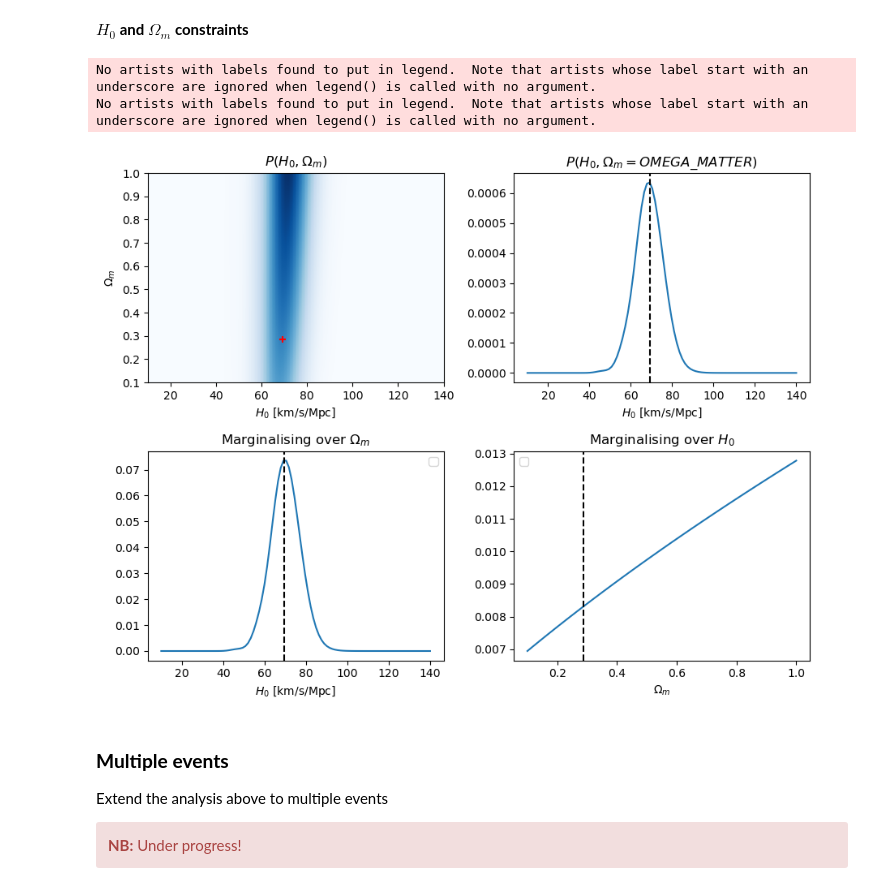
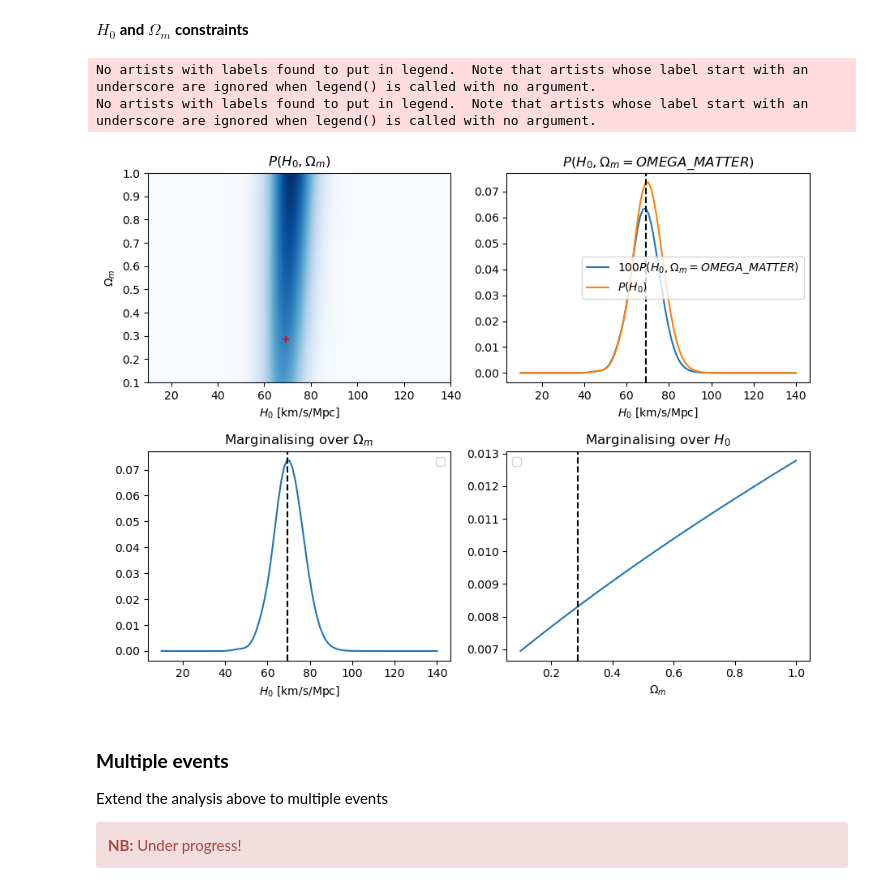
Before and after one commit to MariosNT/FRB_GW_association_cosmo, a Jupyter notebook: Notebooks/Cosmo_constraints.ipynb, the cells around one changed output. Drawn from its saved outputs; the diff is of its cells as text; code cells hidden in the pictures.

```diff
--- a/Notebooks/Cosmo_constraints.ipynb
+++ b/Notebooks/Cosmo_constraints.ipynb
@@ -889,38 +889,42 @@ ax1.set_xlabel(r'$H_0$ [km/s/Mpc]')
 ax1.set_facecolor('0.9')
 ax1.set_title(r'$P(H_0, \Omega_m)$')
 
-ax2.plot(H0_array, posterior_2D_normed[np.argmin(np.abs(Omega_m_array-OMEGA_MATTER)),:])
+ax2.plot(H0_array, 100*posterior_2D_normed[np.argmin(np.abs(Omega_m_array-OMEGA_MATTER)),:],label=fr'$100P(H_0, \Omega_m = OMEGA\_MATTER)$')
+ax2.plot(H0_array, P_H0,\
+         label=fr'$P(H_0)$'
+         )
 ax2.axvline(x=HUBBLE, ls='--', c='black')
 ax2.set_xlabel(r'$H_0$ [km/s/Mpc]')
 #ax2.set_ylabel(r'pdf')
+ax2.legend()
 ax2.set_title(r'$P(H_0, \Omega_m = OMEGA\_MATTER)$')
 
 ax3.plot(H0_array, P_H0,\
          #label=fr'$N$ = {len(z_obs)}'
          )
 ax3.axvline(x=HUBBLE, ls='--', c='black')
 ax3.set_xlabel(fr'$H_0$ [km/s/Mpc]')
 #ax3.set_ylabel('pdf')
 ax3.legend()
 ax3.set_title(r'Marginalising over $\Omega_m$')
 
 
 ax4.plot(Omega_m_array, P_Om,\
          #label=fr'$N$ = {len(z_obs)}'
          )
 ax4.axvline(x=OMEGA_MATTER, ls='--', c='black')
 ax4.set_xlabel(r'$\Omega_m$')
 #ax4.set_ylabel('pdf')
 ax4.legend()
 ax4.set_title(r'Marginalising over $H_0$')
 
 
 plt.tight_layout()
 plt.show()
 # %% [output]
 No artists with labels found to put in legend.  Note that artists whose label start with an underscore are ignored when legend() is called with no argument.
 No artists with labels found to put in legend.  Note that artists whose label start with an underscore are ignored when legend() is called with no argument.
-[figure, old version]
+[figure, new version]
 # %% [markdown]
 ### **Multiple events**
 
```
Also changed, not shown: parts of 1 cell of this notebook.
